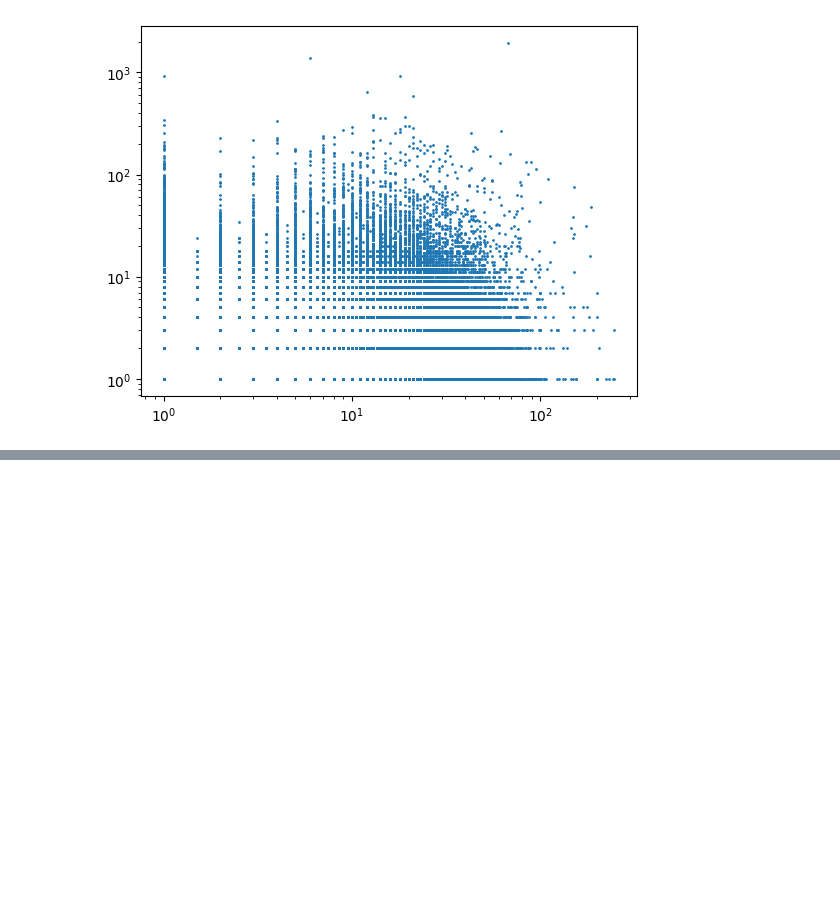
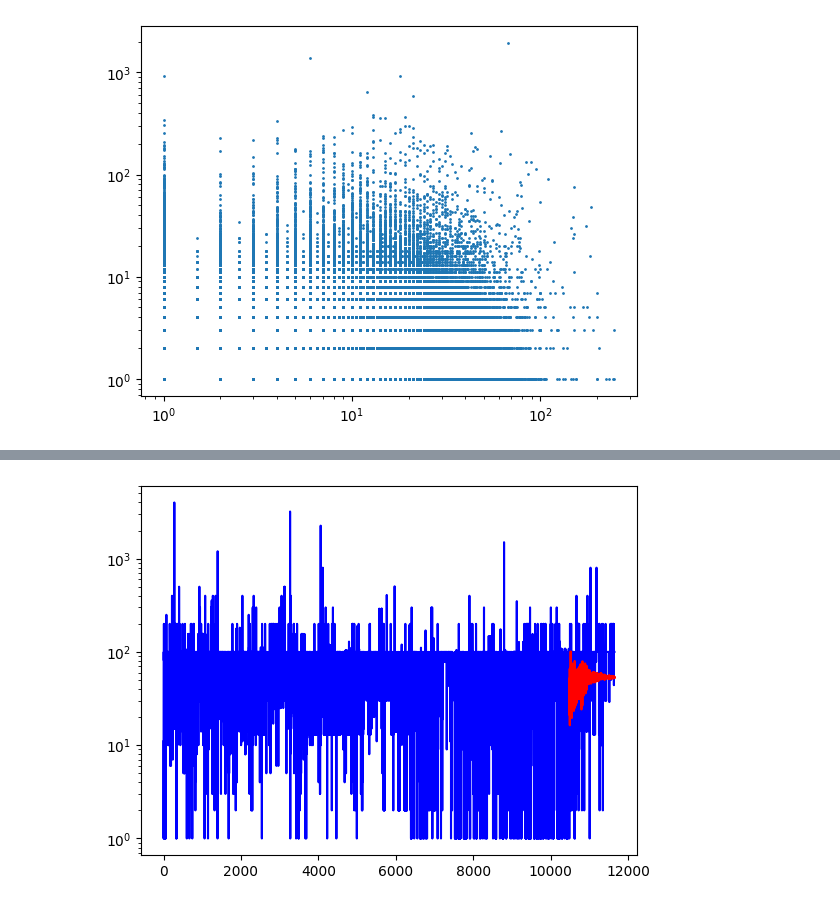
Before and after one commit to konqr/lobSimulations, a Jupyter notebook: src/backup/hawkes/experiments/toyModelSmallTick.ipynb, the cells around one changed output, grey strips where cells are left out. Saved outputs shown, nothing was run; the diff lists cells and outputs as text; code cells hidden in the pictures; blank space fills up the shorter version.

Commit message:
small tick: QT QD assumptions

```diff
--- a/src/backup/hawkes/experiments/toyModelSmallTick.ipynb
+++ b/src/backup/hawkes/experiments/toyModelSmallTick.ipynb
@@ -1467,0 +1470,4 @@ plt.yscale('log')
+# %%
+res = pd.read_csv("D:\\PhD\\results - small tick\\TSLA_2019-05-16_12D.csv")
+# %%
+x = res.loc[res['event'] == 'lo_top_Ask'].Size.values
@@ -1467,0 +1513,15 @@ plt.yscale('log')
+# %%
+data = np.log(x)
+n = len(data)
+ntrain = int(n*0.9)
+ntest = n - ntrain
+lag = 500
+res = AutoReg(data[:ntrain], lags = lag).fit()
+# %%
+preds = res.model.predict(res.params, start=n-ntest, end=n)
+# %%
+plt.plot(np.arange(n), x, color = 'b')
+plt.plot(np.arange(n - len(preds), n), np.exp(preds), color='r')
+plt.yscale('log')
+# %% [output]
+[figure, added]
```
Also changed, not shown: parts of 5 cells of this notebook, 1 other file.
